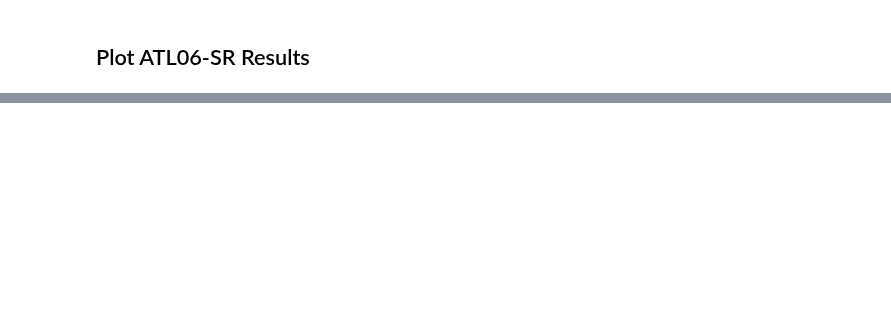
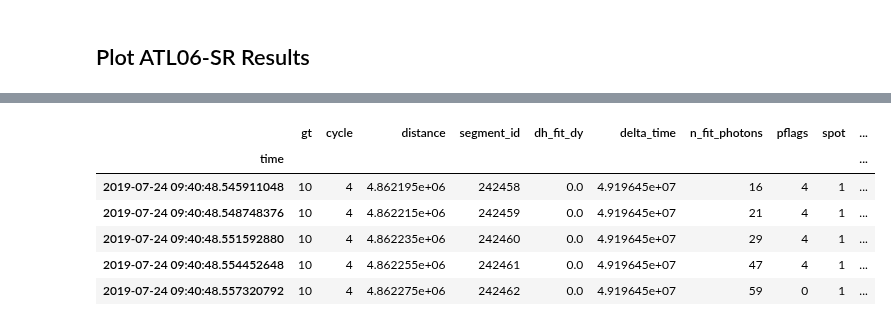
Before and after one commit to CryoGARS-Glaciology/ICESat2-snow-code, a Jupyter notebook: Sliderule_ICESat2_download.ipynb, the cells around one changed output, grey strips where cells are left out. Saved outputs shown, nothing was run; the diff lists cells and outputs as text; code cells hidden in the pictures; blank space fills up the shorter version.

```diff
--- a/Sliderule_ICESat2_download.ipynb
+++ b/Sliderule_ICESat2_download.ipynb
@@ -82,0 +133,10 @@ ax.plot(region_lon, region_lat, linewidth=1, color='g');
+# %%
+atl06_sr.head()
+# %% [output]
+|  | gt | cycle | distance | segment_id | dh_fit_dy | delta_time | n_fit_photons | pflags | spot | ... |
+| time |  |  |  |  |  |  |  |  |  | ... |
+| 2019-07-24 09:40:48.545911048 | 10 | 4 | 4.862195e+06 | 242458 | 0.0 | 4.919645e+07 | 16 | 4 | 1 | ... |
+| 2019-07-24 09:40:48.548748376 | 10 | 4 | 4.862215e+06 | 242459 | 0.0 | 4.919645e+07 | 21 | 4 | 1 | ... |
+| 2019-07-24 09:40:48.551592880 | 10 | 4 | 4.862235e+06 | 242460 | 0.0 | 4.919645e+07 | 29 | 4 | 1 | ... |
+| 2019-07-24 09:40:48.554452648 | 10 | 4 | 4.862255e+06 | 242461 | 0.0 | 4.919645e+07 | 47 | 4 | 1 | ... |
+| 2019-07-24 09:40:48.557320792 | 10 | 4 | 4.862275e+06 | 242462 | 0.0 | 4.919645e+07 | 59 | 0 | 1 | ... |
```
Also changed, not shown: parts of 13 cells of this notebook, 1 other file.
